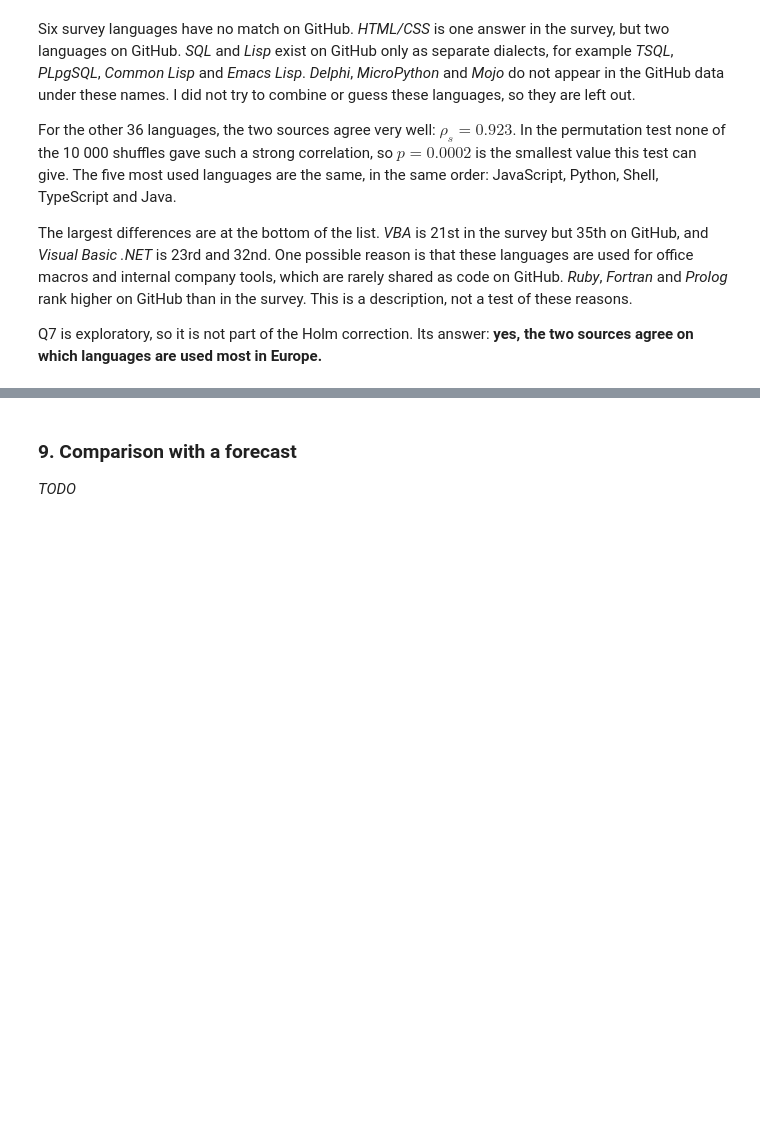
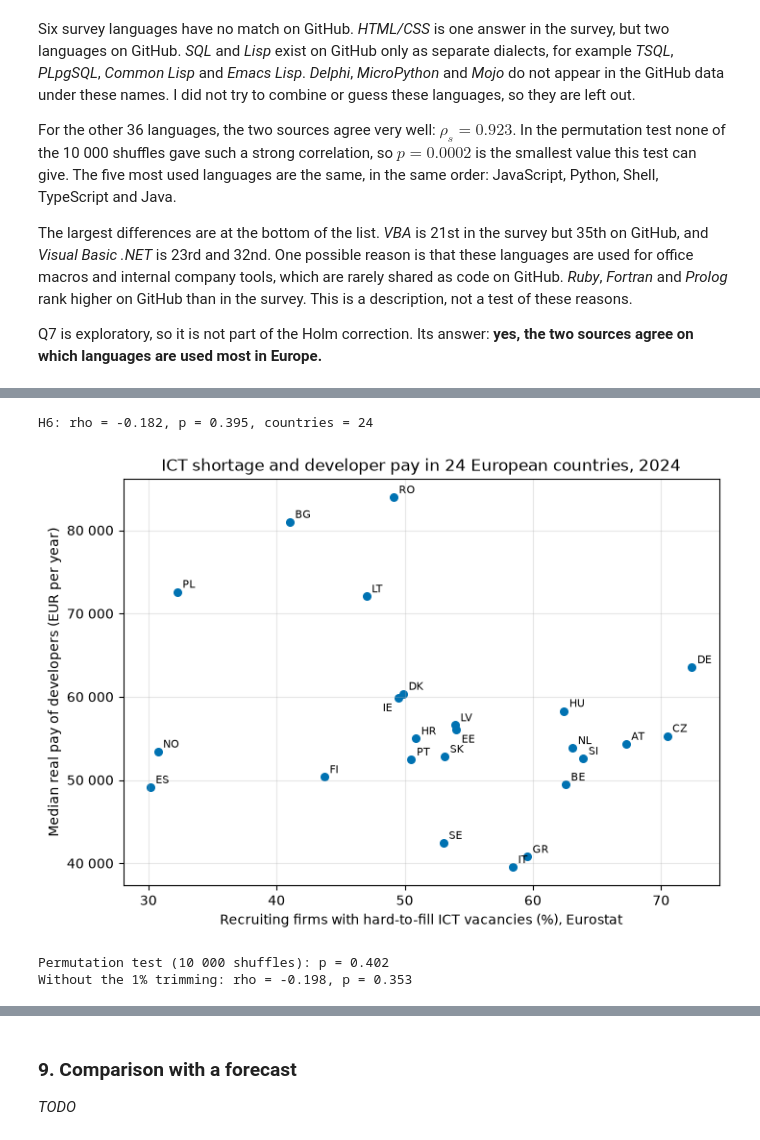
Before and after one commit to N1ko-Gr/eu-tech-job-market, a Jupyter notebook: eu_tech_job_market.ipynb, the cells around one changed output, grey strips where cells are left out. Drawn from its saved outputs; the diff is of its cells as text; code cells hidden in the pictures; blank space fills up the shorter version.

```diff
--- a/eu_tech_job_market.ipynb
+++ b/eu_tech_job_market.ipynb
@@ -1659,0 +1818,45 @@ _TODO_
+# %%
+pay_2024 = pay[2024]
+h6_data = pd.DataFrame({
+    "hard-to-fill (%)": vacancies_2024.set_index("country")["OBS_VALUE"],
+    "median real pay (EUR)": pay_2024.groupby("country")["real_pay"].median(),
+    "pay answers": pay_2024["country"].value_counts(),
+}).loc[h6_countries]
+assert len(h6_data) == 24 and (h6_data["pay answers"] >= 30).all()
+
+rho_h6 = spearman(h6_data["hard-to-fill (%)"], h6_data["median real pay (EUR)"])
+scipy_h6 = stats.spearmanr(h6_data["hard-to-fill (%)"], h6_data["median real pay (EUR)"])
+assert np.isclose(rho_h6, scipy_h6.statistic)
+primary_p_values["H6"] = scipy_h6.pvalue
+print(f"H6: rho = {rho_h6:.3f}, p = {scipy_h6.pvalue:.3f}, countries = {len(h6_data)}")
+# %% [output]
+H6: rho = -0.182, p = 0.395, countries = 24
+# %%
+fig, ax = plt.subplots(figsize=(8, 5.5))
+ax.scatter(h6_data["hard-to-fill (%)"], h6_data["median real pay (EUR)"], color=OKABE_ITO[4], s=30)
+LABEL_OFFSETS = {"IE": (-12, -10), "EE": (4, -10)}  # move labels that would overlap a neighbour
+for code, row in h6_data.iterrows():
+    ax.annotate(code, (row["hard-to-fill (%)"], row["median real pay (EUR)"]), fontsize=8,
+                xytext=LABEL_OFFSETS.get(code, (4, 3)), textcoords="offset points")
+ax.yaxis.set_major_formatter(plt.FuncFormatter(lambda value, _: f"{value:,.0f}".replace(",", " ")))
+ax.set(title="ICT shortage and developer pay in 24 European countries, 2024",
+       xlabel="Recruiting firms with hard-to-fill ICT vacancies (%), Eurostat",
+       ylabel="Median real pay of developers (EUR per year)")
+ax.grid(alpha=0.3)
+plt.show()
+# %% [output]
+[figure, added]
+# %%
+h6_permutation = stats.permutation_test(
+    (h6_data["hard-to-fill (%)"].to_numpy(), h6_data["median real pay (EUR)"].to_numpy()),
+    lambda a, b: stats.spearmanr(a, b).statistic, permutation_type="pairings",
+    n_resamples=RESAMPLES, rng=np.random.default_rng(SEED))
+
+untrimmed_2024 = untrimmed_pay(2024).groupby("country")["real_pay"].median().loc[h6_countries]
+rho_untrimmed = stats.spearmanr(h6_data["hard-to-fill (%)"], untrimmed_2024)
+
+print(f"Permutation test (10 000 shuffles): p = {h6_permutation.pvalue:.3f}")
+print(f"Without the 1% trimming: rho = {rho_untrimmed.statistic:.3f}, p = {rho_untrimmed.pvalue:.3f}")
+# %% [output]
+Permutation test (10 000 shuffles): p = 0.402
+Without the 1% trimming: rho = -0.198, p = 0.353
```
Also changed, not shown: parts of 19 cells of this notebook.
